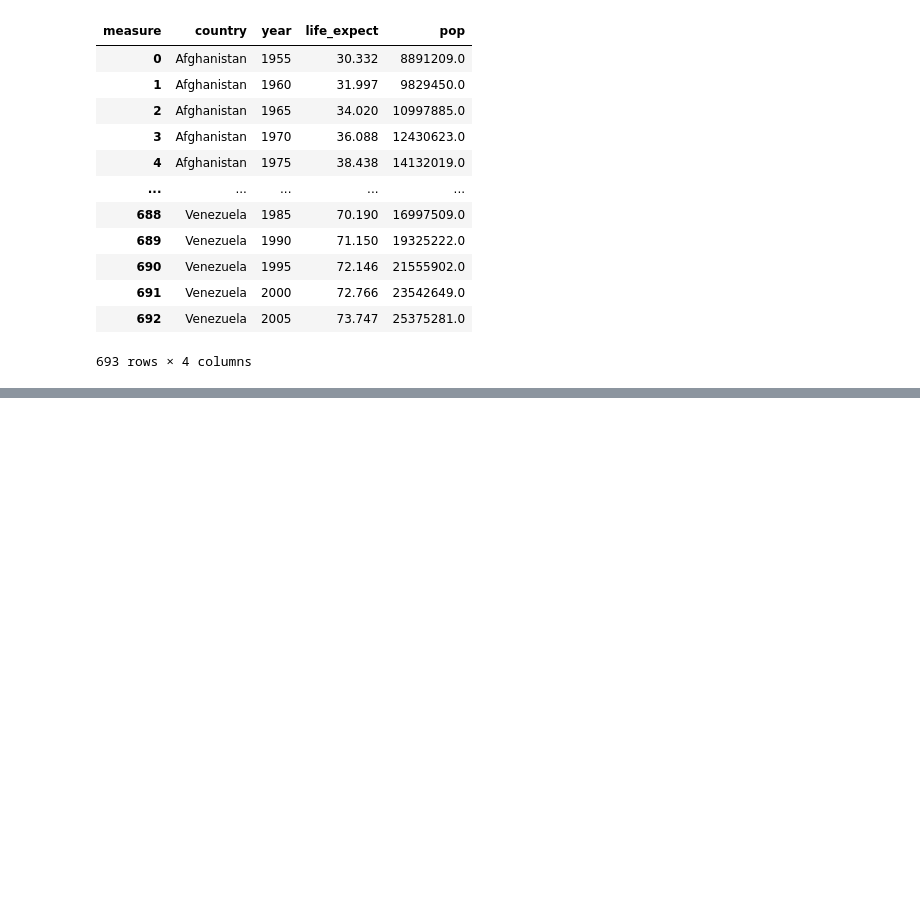
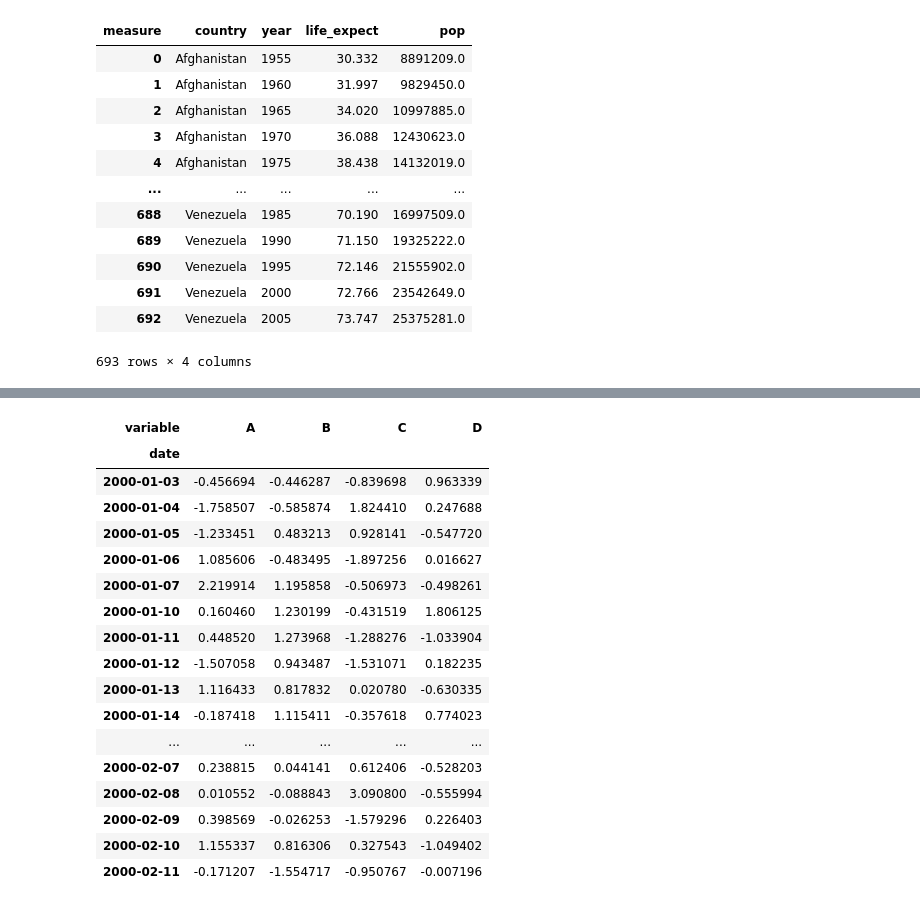
Before and after one commit to markydoug/classification-exercises, a Jupyter notebook: tidy_data.ipynb, the cells around one changed output, grey strips where cells are left out. Drawn from its saved outputs; the diff is of its cells as text; code cells hidden in the pictures; blank space fills up the shorter version.

```diff
--- a/tidy_data.ipynb
+++ b/tidy_data.ipynb
@@ -416,0 +456,23 @@ gapminder2_melt.pivot_table(values='measurement',
+# %%
+mmelted.pivot_table(values='value',
+                  index='date',
+                  columns='variable')
+# %% [output]
+| variable | A | B | C | D |
+| date |  |  |  |  |
+| 2000-01-03 | -0.456694 | -0.446287 | -0.839698 | 0.963339 |
+| 2000-01-04 | -1.758507 | -0.585874 | 1.824410 | 0.247688 |
+| 2000-01-05 | -1.233451 | 0.483213 | 0.928141 | -0.547720 |
+| 2000-01-06 | 1.085606 | -0.483495 | -1.897256 | 0.016627 |
+| 2000-01-07 | 2.219914 | 1.195858 | -0.506973 | -0.498261 |
+| 2000-01-10 | 0.160460 | 1.230199 | -0.431519 | 1.806125 |
+| 2000-01-11 | 0.448520 | 1.273968 | -1.288276 | -1.033904 |
+| 2000-01-12 | -1.507058 | 0.943487 | -1.531071 | 0.182235 |
+| 2000-01-13 | 1.116433 | 0.817832 | 0.020780 | -0.630335 |
+| 2000-01-14 | -0.187418 | 1.115411 | -0.357618 | 0.774023 |
+| ... | ... | ... | ... | ... |
+| 2000-02-07 | 0.238815 | 0.044141 | 0.612406 | -0.528203 |
+| 2000-02-08 | 0.010552 | -0.088843 | 3.090800 | -0.555994 |
+| 2000-02-09 | 0.398569 | -0.026253 | -1.579296 | 0.226403 |
+| 2000-02-10 | 1.155337 | 0.816306 | 0.327543 | -1.049402 |
+| 2000-02-11 | -0.171207 | -1.554717 | -0.950767 | -0.007196 |
```
Also changed, not shown: parts of 6 cells of this notebook.
